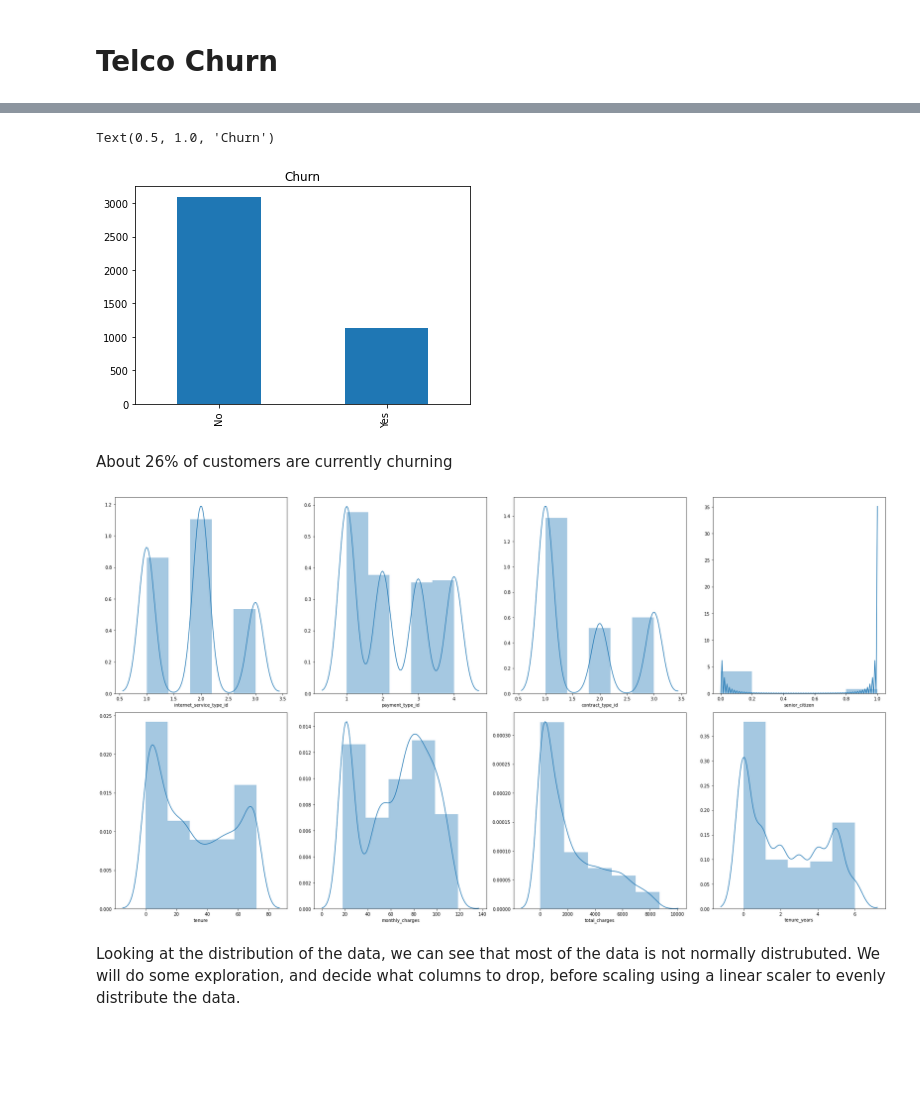
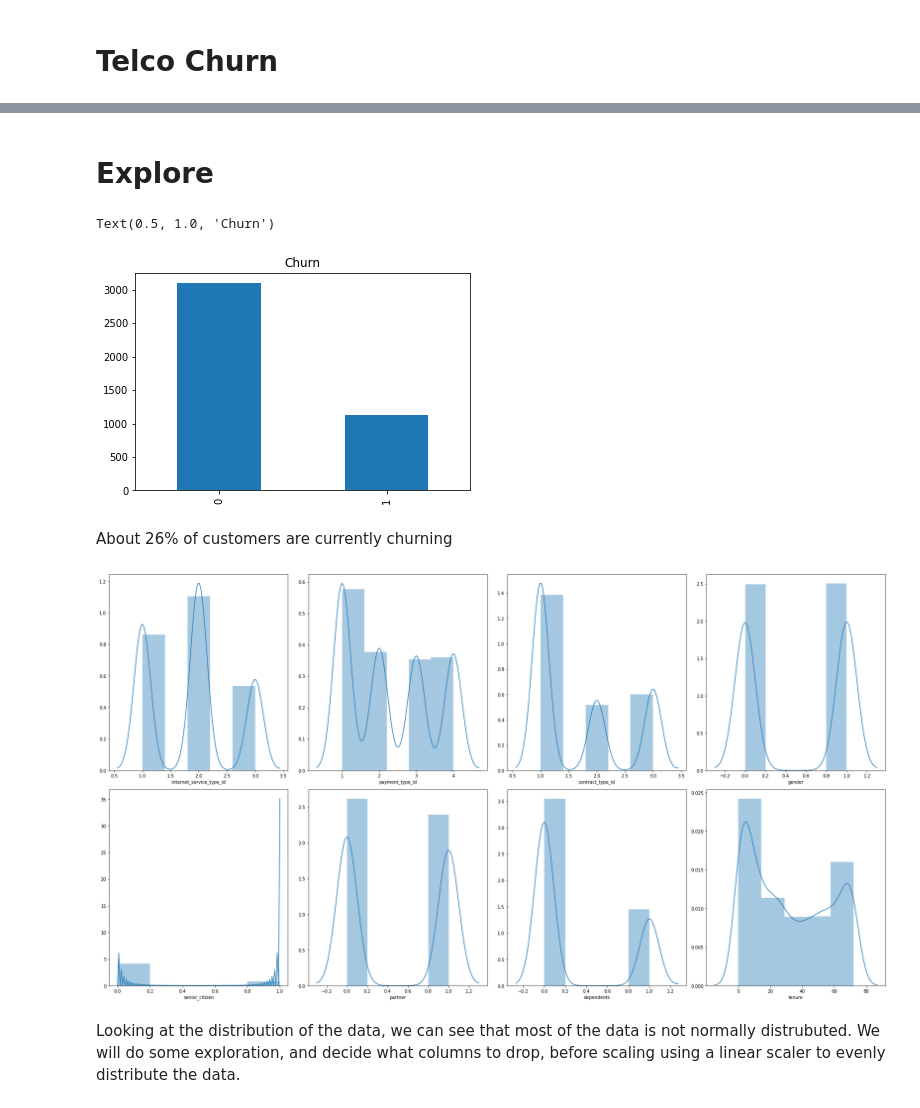
Before and after one commit to Rooster-Warrior/analyzing-customer-churn, a Jupyter notebook: daniel's_data_prep_file.ipynb, the cells around one changed output, grey strips where cells are left out. Cells and saved outputs as stored; diff of their text form; code cells hidden in the pictures; blank space fills up the shorter version.

```diff
--- a/daniel's_data_prep_file.ipynb
+++ b/daniel's_data_prep_file.ipynb
@@ -82,0 +51,3 @@ train['is_churn'] = (train.churn == "Yes")
+# %%
+# This function reads the csv data
+telco = acquire.read_telco_data()
@@ -82,0 +60,2 @@ train['is_churn'] = (train.churn == "Yes")
+# %%
+df = prepare.prep_data(telco)
@@ -82,0 +64,6 @@ train['is_churn'] = (train.churn == "Yes")
+# %%
+train, validate, test = prepare.split_data(df)
+# %%
+train = prepare.encode_new_columns(train)
+validate = prepare.encode_new_columns(validate)
+test = prepare.encode_new_columns(test)
@@ -83,10 +86,12 @@ train['is_churn'] = (train.churn == "Yes")
+# %% [markdown]
+# Explore
 # %%
 explore_int = train.select_dtypes(exclude="object")
 # %%
-train.churn.value_counts().plot("bar").set_title("Churn")
+train.churn.value_counts().plot.bar().set_title("Churn")
 # %% [output]
 Text(0.5, 1.0, 'Churn')
-[figure, old version]
+[figure, new version]
 # %% [markdown]
 About 26% of customers are currently churning
 # %%
@@ -99,6 +104,6 @@ for i in range(0,8):
 plt.tight_layout()
 plt.show()
 # %% [output]
-[figure, old version]
+[figure, new version]
 # %% [markdown]
 Looking at the distribution of the data, we can see that most of the data is not normally distrubuted. We will do some exploration, and decide what columns to drop, before scaling using a linear scaler to evenly distribute the data.
```
Also changed, not shown: parts of 91 cells of this notebook.
